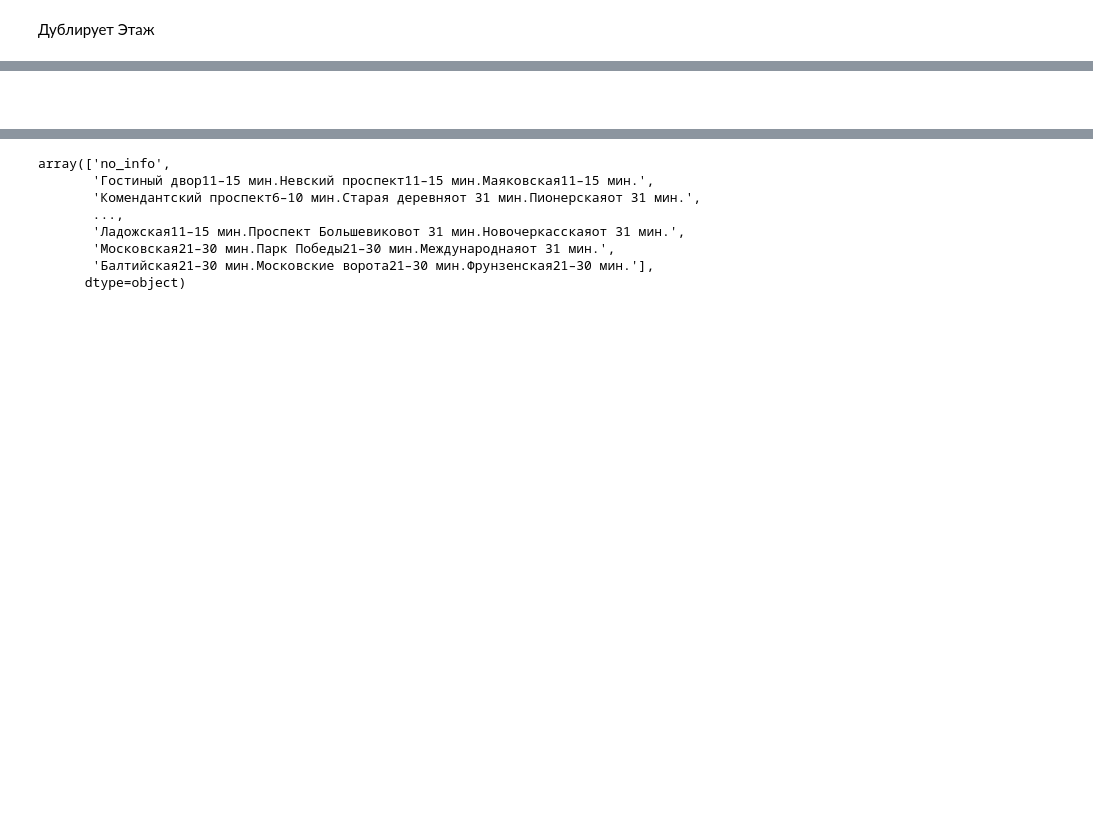
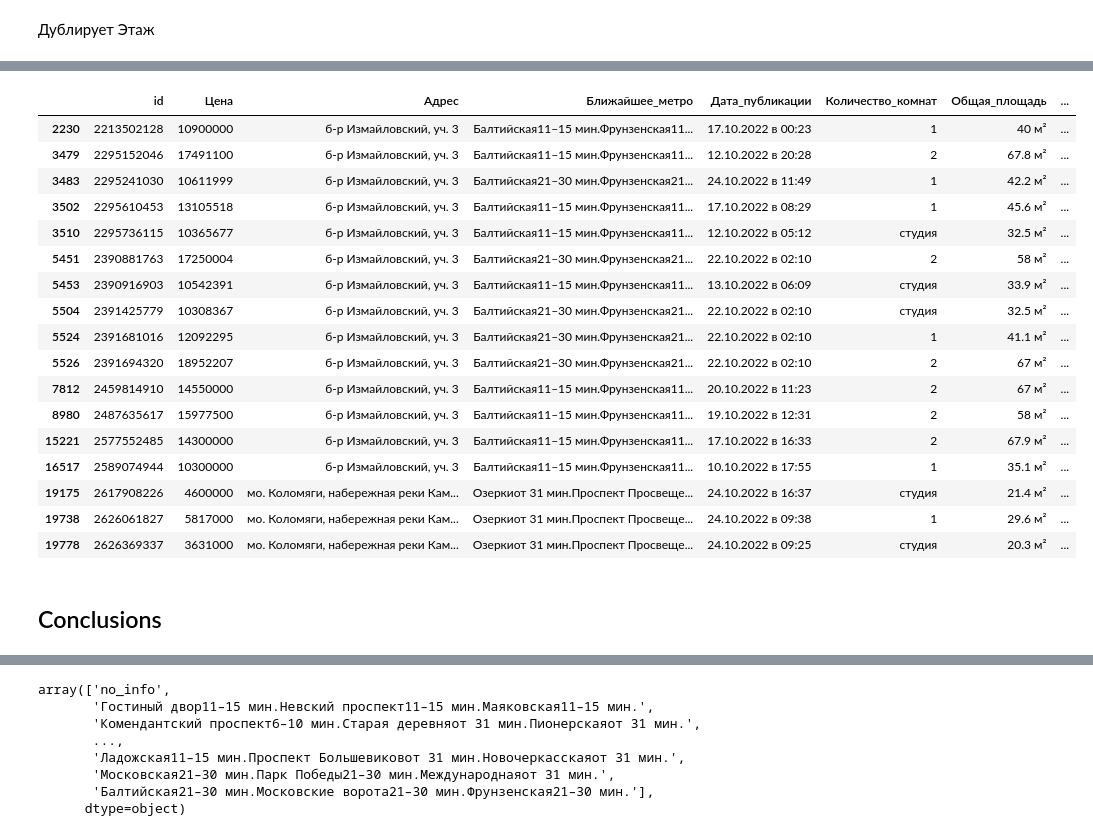
Before and after one commit to NeKonnnn/PetProject-price-real-estate-in-St.-Petersburg, a Jupyter notebook: 2211_pet_proj_property.ipynb, the cells around one changed output, grey strips where cells are left out. Drawn from its saved outputs; the diff is of its cells as text; code cells hidden in the pictures; blank space fills up the shorter version.

```diff
--- a/2211_pet_proj_property.ipynb
+++ b/2211_pet_proj_property.ipynb
@@ -20,7 +15,7 @@ pd.set_option("display.max_columns", None)
 # %% [markdown]
 # Explore
 # %%
-df = pd.read_csv('/content/PetProject-price-real-estate-in-St.-Petersburg/avito_add_coordinates.csv')
+df = pd.read_csv('/content/PetProject-price-real-estate-in-St.-Petersburg/avito.csv')
 # %%
 df.head()
 # %% [output]
@@ -299,2 +353,23 @@ array([5.0, 12.0, 17.0, 25.0, 9.0, 20.0, 24.0, 4.0, 19.0, 7.0, 6.0, 8.0,
+# %%
+df[df['ВМО'] == 'Москва']
+# %% [output]
+|  | id | Цена | Адрес | Ближайшее_метро | Дата_публикации | Количество_комнат | Общая_площадь | ... |
+| 2230 | 2213502128 | 10900000 | б-р Измайловский, уч. 3 | Балтийская11–15 мин.Фрунзенская11... | 17.10.2022 в 00:23 | 1 | 40 м² | ... |
+| 3479 | 2295152046 | 17491100 | б-р Измайловский, уч. 3 | Балтийская11–15 мин.Фрунзенская11... | 12.10.2022 в 20:28 | 2 | 67.8 м² | ... |
+| 3483 | 2295241030 | 10611999 | б-р Измайловский, уч. 3 | Балтийская21–30 мин.Фрунзенская21... | 24.10.2022 в 11:49 | 1 | 42.2 м² | ... |
+| 3502 | 2295610453 | 13105518 | б-р Измайловский, уч. 3 | Балтийская11–15 мин.Фрунзенская11... | 17.10.2022 в 08:29 | 1 | 45.6 м² | ... |
+| 3510 | 2295736115 | 10365677 | б-р Измайловский, уч. 3 | Балтийская11–15 мин.Фрунзенская11... | 12.10.2022 в 05:12 | студия | 32.5 м² | ... |
+| 5451 | 2390881763 | 17250004 | б-р Измайловский, уч. 3 | Балтийская21–30 мин.Фрунзенская21... | 22.10.2022 в 02:10 | 2 | 58 м² | ... |
+| 5453 | 2390916903 | 10542391 | б-р Измайловский, уч. 3 | Балтийская11–15 мин.Фрунзенская11... | 13.10.2022 в 06:09 | студия | 33.9 м² | ... |
+| 5504 | 2391425779 | 10308367 | б-р Измайловский, уч. 3 | Балтийская21–30 мин.Фрунзенская21... | 22.10.2022 в 02:10 | студия | 32.5 м² | ... |
+| 5524 | 2391681016 | 12092295 | б-р Измайловский, уч. 3 | Балтийская21–30 мин.Фрунзенская21... | 22.10.2022 в 02:10 | 1 | 41.1 м² | ... |
+| 5526 | 2391694320 | 18952207 | б-р Измайловский, уч. 3 | Балтийская21–30 мин.Фрунзенская21... | 22.10.2022 в 02:10 | 2 | 67 м² | ... |
+| 7812 | 2459814910 | 14550000 | б-р Измайловский, уч. 3 | Балтийская11–15 мин.Фрунзенская11... | 20.10.2022 в 11:23 | 2 | 67 м² | ... |
+| 8980 | 2487635617 | 15977500 | б-р Измайловский, уч. 3 | Балтийская11–15 мин.Фрунзенская11... | 19.10.2022 в 12:31 | 2 | 58 м² | ... |
+| 15221 | 2577552485 | 14300000 | б-р Измайловский, уч. 3 | Балтийская11–15 мин.Фрунзенская11... | 17.10.2022 в 16:33 | 2 | 67.9 м² | ... |
+| 16517 | 2589074944 | 10300000 | б-р Измайловский, уч. 3 | Балтийская11–15 мин.Фрунзенская11... | 10.10.2022 в 17:55 | 1 | 35.1 м² | ... |
+| 19175 | 2617908226 | 4600000 | мо. Коломяги, набережная реки Кам... | Озеркиот 31 мин.Проспект Просвеще... | 24.10.2022 в 16:37 | студия | 21.4 м² | ... |
+| 19738 | 2626061827 | 5817000 | мо. Коломяги, набережная реки Кам... | Озеркиот 31 мин.Проспект Просвеще... | 24.10.2022 в 09:38 | 1 | 29.6 м² | ... |
+| 19778 | 2626369337 | 3631000 | мо. Коломяги, набережная реки Кам... | Озеркиот 31 мин.Проспект Просвеще... | 24.10.2022 в 09:25 | студия | 20.3 м² | ... |
 # %% [markdown]
-##
+## Conclusions
```
Also changed, not shown: parts of 38 cells of this notebook.
